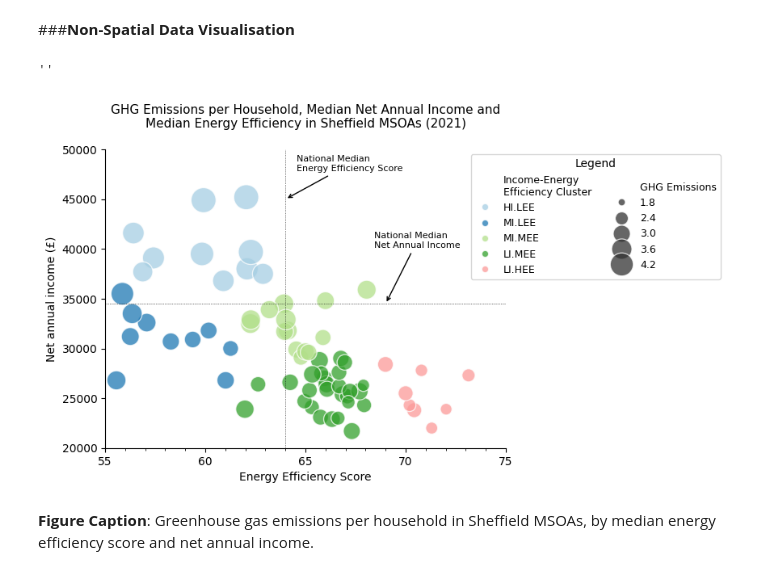
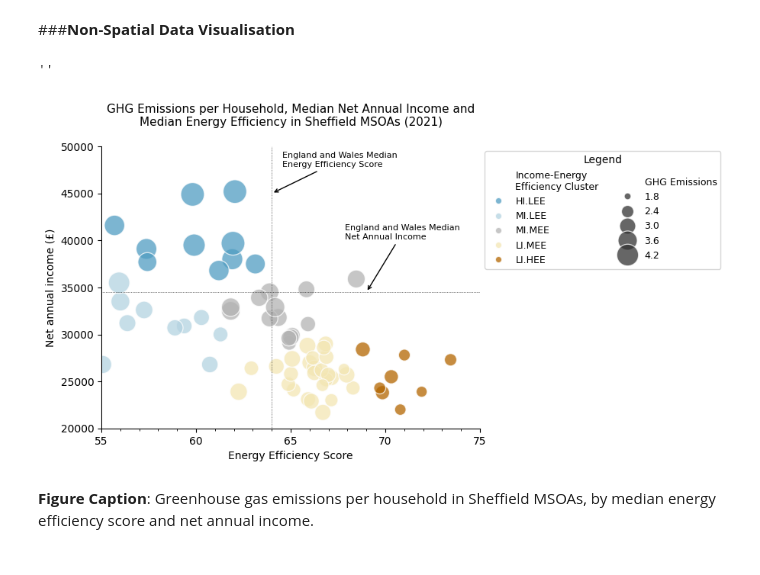
Before and after one commit to jwsn8667/GEOG5003M, a Jupyter notebook: GEOG5003_A2_201913950.ipynb, the cells around one changed output. Saved outputs shown, nothing was run; the diff lists cells and outputs as text; code cells hidden in the pictures.

```diff
--- a/GEOG5003_A2_201913950.ipynb
+++ b/GEOG5003_A2_201913950.ipynb
@@ -844,49 +810,53 @@ See the caveats in the documentation: https://pandas.pydata.org/pandas-docs/stab
 # %% [markdown]
 ###**Non-Spatial Data Visualisation**
 # %%
-#
+# Defining an auxiliary variable to reduce overplotting by adding a small random perturbation to median energy efficiency scores
 def jitter(values,j):
     return values + np.random.normal(j,0.25,values.shape)
 
 Clusters['Jitter'] = jitter(Clusters['Median energy efficiency score'], 0)
 Clusters['Jitter'].head()
 
-#
+
+# Renaming variables for visualisation
 Clusters = Clusters.rename(columns={'GHG Emissions / tCO2e per household':'GHG Emissions'})
 
 Clusters = Clusters.rename(columns={'Cluster Name':'Income-Energy\nEfficiency Cluster'})
 
 
-#
-f = sns.scatterplot(data=Clusters, x='Jitter', y='Net annual income (£)', size='GHG Emissions', sizes=(1, 500), hue='Income-Energy\nEfficiency Cluster', palette='Paired', hue_order=['HI.LEE','MI.LEE','MI.MEE','LI.MEE','LI.HEE'], alpha=0.75)
+# Plotting a scatterplot of net annual income vs. energy efficiency, with a small random perturbation applied via an auxiliary variable, 'jitter', to reduced over-plotting
+f = sns.scatterplot(data=Clusters, x='Jitter', y='Net annual income (£)', size='GHG Emissions', sizes=(1, 500), hue='Income-Energy\nEfficiency Cluster', palette={'LI.MEE':'#f3e6b3','MI.MEE':'#b3b3b3','LI.HEE':'#b36600','MI.LEE':'#b4d3e1','HI.LEE':'#509dc2'}, hue_order=['HI.LEE','MI.LEE','MI.MEE','LI.MEE','LI.HEE'], alpha=0.75)
 
+
+# Removing top and right hand side figure bounds and moving the legend so that it does not obscure chart data
 sns.despine()
-sns.move_legend(f, "upper left", bbox_to_anchor=(0.9, 1.0), title='Legend', ncol=2, fontsize=9)
+sns.move_legend(f, "upper left", bbox_to_anchor=(1.0, 1.0), title='Legend', ncol=2, fontsize=9)
 
+
+# Adjusting x axis parameters
 f.set_xlabel('Energy Efficiency Score')
 f.set(xlim=(55,75), ylim=(20000,50000))
 f.set_xticks(np.arange(55,76,5))
 f.set_xticks(np.arange(55,76,1), minor=True)
+
+# Setting figure title
 f.set_title('GHG Emissions per Household, Median Net Annual Income and\nMedian Energy Efficiency in Sheffield MSOAs (2021)', fontsize=11, y=1.05)
 
+
+# Adding lines and annotations for context: England and Wales median MSOA-level net annual income and energy efficiency score (2021)
 f.axvline(x=MSOA_Median_EPC['Existing dwellings'].median(), linestyle=':', linewidth=0.5, color='k')
-#f.axvline(x=69, linestyle=':', linewidth=0.5, color='k')
 
 f.axhline(y=MSOA_NetIncome['Net annual income (£)'].median(), linestyle=':', linewidth=0.5, color='k')
-#f.axhline(y=Model_Variables0['Net annual income (£)'].median(), linestyle=':', linewidth=0.5, color='k')
 
-f.annotate('National Median\nEnergy Efficiency Score',xy=(MSOA_Median_EPC['Existing dwellings'].median(), 45000), xycoords='data',
+f.annotate('England and Wales Median\nEnergy Efficiency Score',xy=(MSOA_Median_EPC['Existing dwellings'].median(), 45000), xycoords='data',
             fontsize=8, xytext=(10, 25), textcoords='offset points',
             arrowprops=dict(arrowstyle='->'))
 
-f.annotate('National Median\nNet Annual Income',xy=(69, MSOA_NetIncome['Net annual income (£)'].median()), xycoords='data',fontsize=8, xytext=(-10, 50), textcoords='offset points',arrowprops=dict(arrowstyle='->'))
+f.annotate('England and Wales Median\nNet Annual Income',xy=(69, MSOA_NetIncome['Net annual income (£)'].median()), xycoords='data',fontsize=8, xytext=(-20, 50), textcoords='offset points',arrowprops=dict(arrowstyle='->'))
 ;
-
-# Adjusting the layout of the FacetGrid
-#f.fig.subplots_adjust(top=0.88, wspace=0.2, hspace=0.2)
 # %% [output]
 ''
-[figure, old version]
+[figure, new version]
 # %% [markdown]
 **Figure Caption**: Greenhouse gas emissions per household in Sheffield MSOAs, by median energy efficiency score and net annual income.
 # %% [markdown]
```
Also changed, not shown: parts of 27 cells of this notebook.
